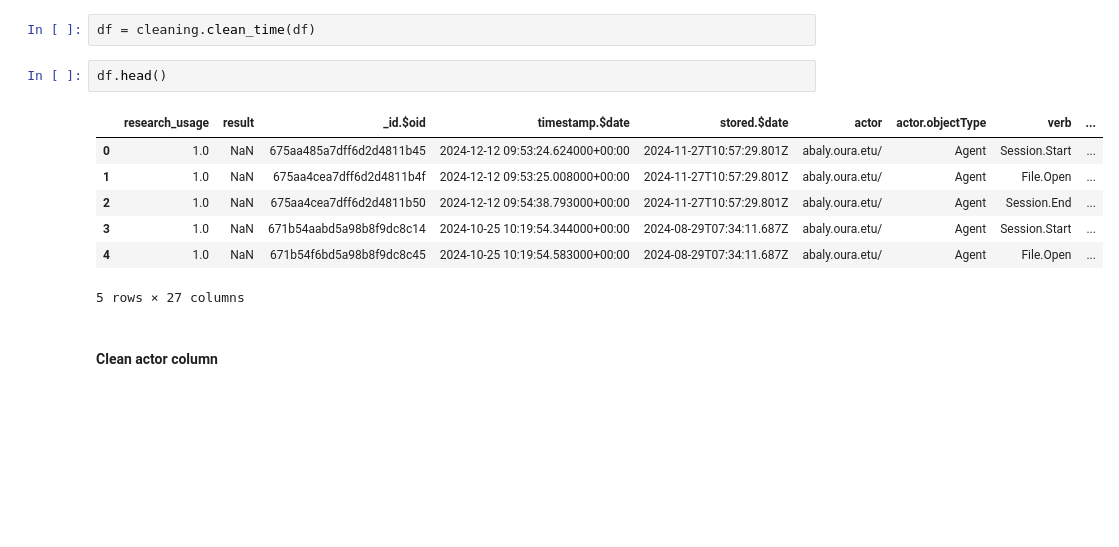
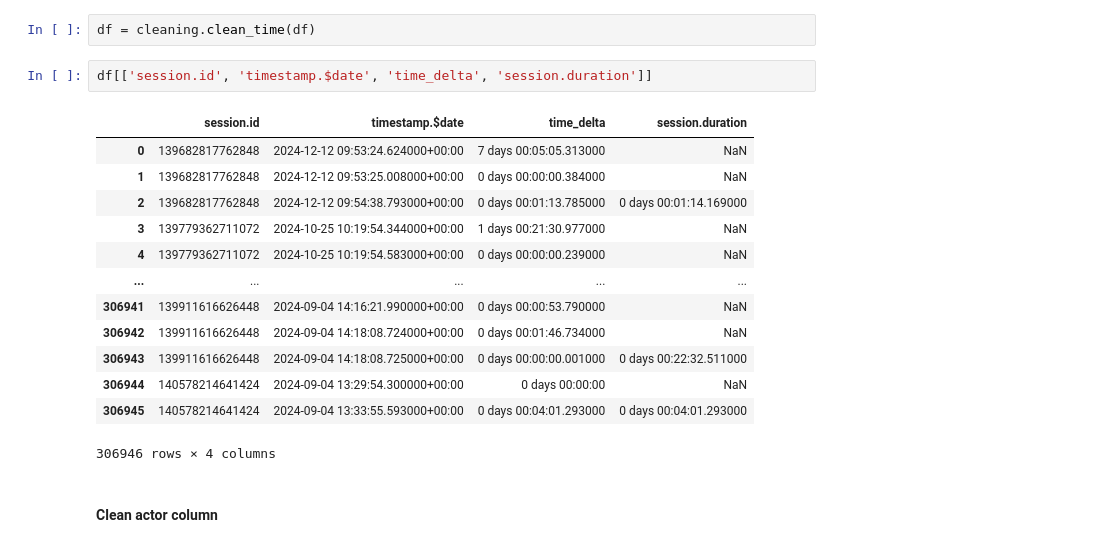
Before and after one commit to sana-mirahsani/ApprentissagePython-Tests, a Jupyter notebook: New src/notebooks/main.ipynb, the cells around one changed output. Cells and saved outputs as stored; diff of their text form; blank space fills up the shorter version.

Commit message:
finish actor and binom and joker

```diff
--- a/New src/notebooks/main.ipynb
+++ b/New src/notebooks/main.ipynb
@@ -50,15 +72,21 @@ reading.column_and_head(df)
 # %%
 df = cleaning.clean_time(df)
 # %%
-df.head()
+df[['session.id', 'timestamp.$date', 'time_delta', 'session.duration']]
 # %% [output]
-|  | research_usage | result | _id.$oid | timestamp.$date | stored.$date | actor | actor.objectType | verb | ... |
-| 0 | 1.0 | NaN | 675aa485a7dff6d2d4811b45 | 2024-12-12 09:53:24.624000+00:00 | 2024-11-27T10:57:29.801Z | abaly.oura.etu/ | Agent | Session.Start | ... |
-| 1 | 1.0 | NaN | 675aa4cea7dff6d2d4811b4f | 2024-12-12 09:53:25.008000+00:00 | 2024-11-27T10:57:29.801Z | abaly.oura.etu/ | Agent | File.Open | ... |
-| 2 | 1.0 | NaN | 675aa4cea7dff6d2d4811b50 | 2024-12-12 09:54:38.793000+00:00 | 2024-11-27T10:57:29.801Z | abaly.oura.etu/ | Agent | Session.End | ... |
-| 3 | 1.0 | NaN | 671b54aabd5a98b8f9dc8c14 | 2024-10-25 10:19:54.344000+00:00 | 2024-08-29T07:34:11.687Z | abaly.oura.etu/ | Agent | Session.Start | ... |
-| 4 | 1.0 | NaN | 671b54f6bd5a98b8f9dc8c45 | 2024-10-25 10:19:54.583000+00:00 | 2024-08-29T07:34:11.687Z | abaly.oura.etu/ | Agent | File.Open | ... |
+|  | session.id | timestamp.$date | time_delta | session.duration |
+| 0 | 139682817762848 | 2024-12-12 09:53:24.624000+00:00 | 7 days 00:05:05.313000 | NaN |
+| 1 | 139682817762848 | 2024-12-12 09:53:25.008000+00:00 | 0 days 00:00:00.384000 | NaN |
+| 2 | 139682817762848 | 2024-12-12 09:54:38.793000+00:00 | 0 days 00:01:13.785000 | 0 days 00:01:14.169000 |
+| 3 | 139779362711072 | 2024-10-25 10:19:54.344000+00:00 | 1 days 00:21:30.977000 | NaN |
+| 4 | 139779362711072 | 2024-10-25 10:19:54.583000+00:00 | 0 days 00:00:00.239000 | NaN |
+| ... | ... | ... | ... | ... |
+| 306941 | 139911616626448 | 2024-09-04 14:16:21.990000+00:00 | 0 days 00:00:53.790000 | NaN |
+| 306942 | 139911616626448 | 2024-09-04 14:18:08.724000+00:00 | 0 days 00:01:46.734000 | NaN |
+| 306943 | 139911616626448 | 2024-09-04 14:18:08.725000+00:00 | 0 days 00:00:00.001000 | 0 days 00:22:32.511000 |
+| 306944 | 140578214641424 | 2024-09-04 13:29:54.300000+00:00 | 0 days 00:00:00 | NaN |
+| 306945 | 140578214641424 | 2024-09-04 13:33:55.593000+00:00 | 0 days 00:04:01.293000 | 0 days 00:04:01.293000 |
-5 rows × 27 columns
+306946 rows × 4 columns
 # %% [markdown]
 #### Clean actor column
 # %%
```
Also changed, not shown: parts of 9 cells of this notebook, 1 other file.
